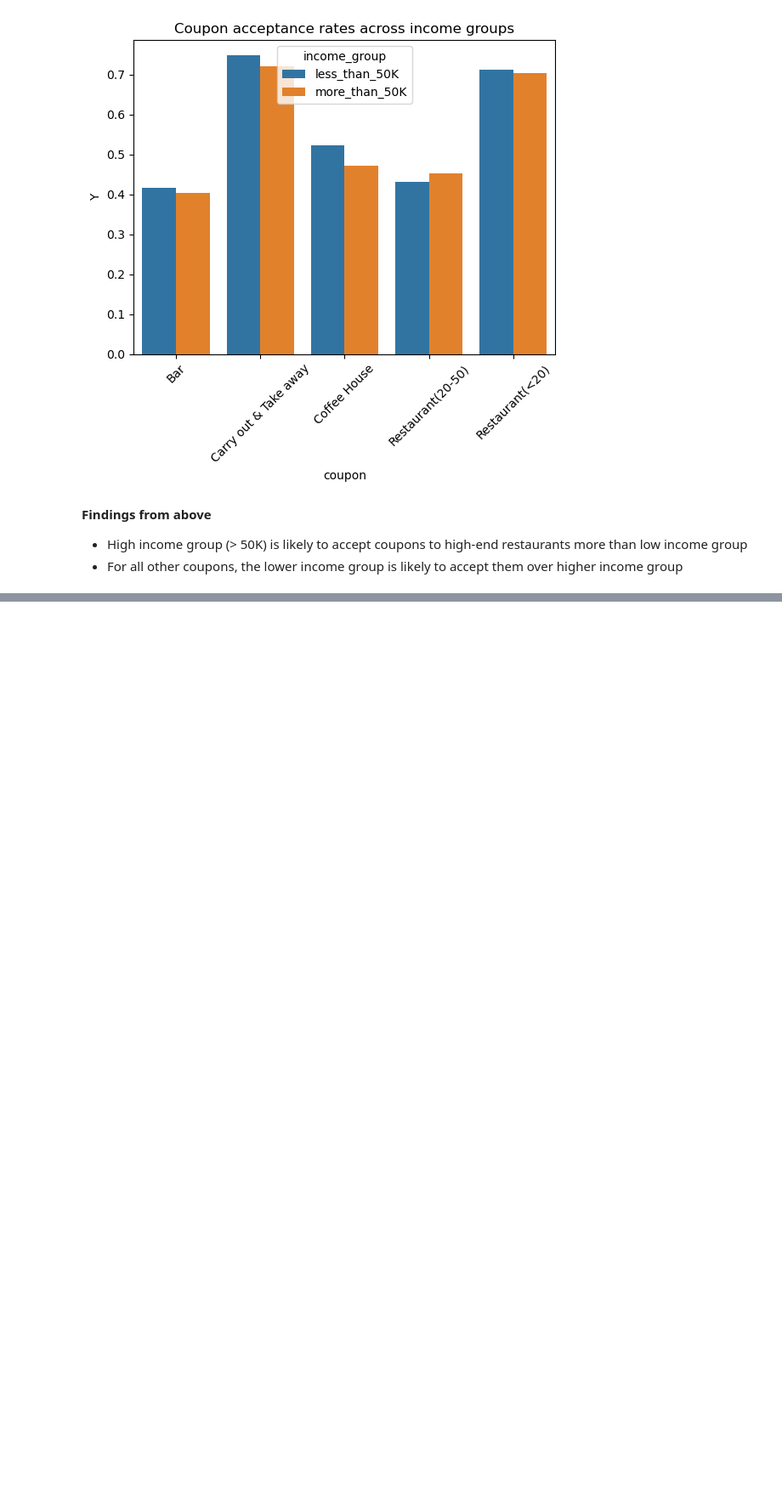
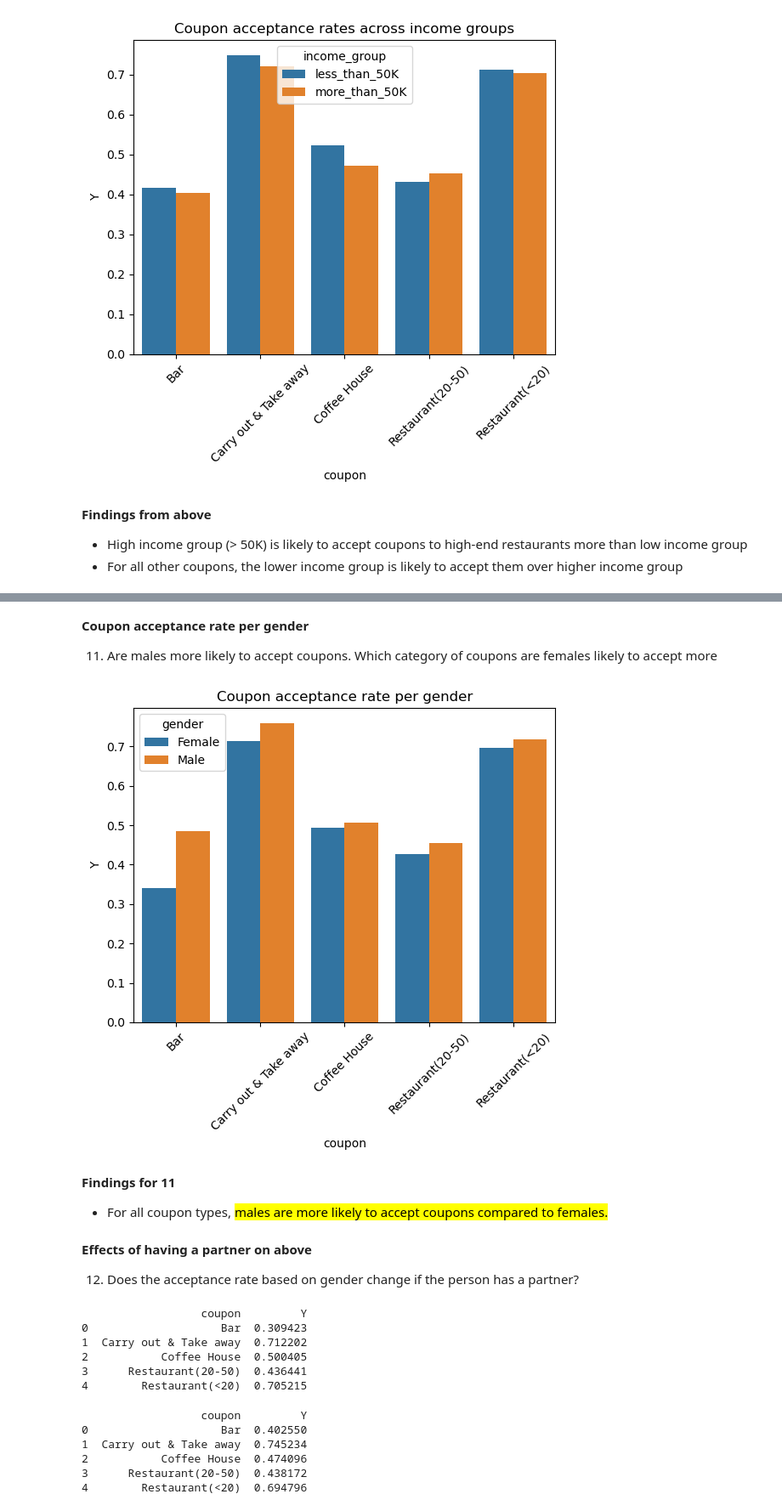
Before and after one commit to akshaynk21/ml-playground, a Jupyter notebook: coupon_application1/coupons.ipynb, the cells around one changed output, grey strips where cells are left out. Shown at 85% size. Drawn from its saved outputs; the diff is of its cells as text; code cells hidden in the pictures; blank space fills up the shorter version.

Commit message:
Add all findings in notebook and report doc

```diff
--- a/coupon_application1/coupons.ipynb
+++ b/coupon_application1/coupons.ipynb
@@ -376,0 +348,60 @@ print(df_coffee_rate)
+# %% [markdown]
+**Coupon acceptance rate per gender**
+
+11. Are males more likely to accept coupons. Which category of coupons are females likely to accept more
+# %%
+# Build a dataframe where gender is female and get acceptance rate for each coupon type
+df_female = data.loc[data['gender'] == 'Female'].groupby('coupon')['Y'].mean().reset_index()
+# Adding a gender column
+df_female['gender'] = 'Female'
+# Build a dataframe where gender is male and get acceptance rate for each coupon type
+df_male = data.loc[data['gender'] == 'Male'].groupby('coupon')['Y'].mean().reset_index()
+# Adding a gender column
+df_male['gender'] = 'Male'
+
+# For better visualization, concatenate the female and male dataframes
+df_gender = pd.concat([df_female, df_male])
+
+# Plot the data. Using bar charts with hue as gender to differentiate across genders
+sns.barplot(data = df_gender, x = 'coupon', y = 'Y', hue = 'gender')
+plt.xticks(rotation = 45)
+plt.title('Coupon acceptance rate per gender')
+plt.show()
+# %% [output]
+[figure, added]
+# %% [markdown]
+**Findings for 11**
+- For all coupon types, <mark>males are more likely to accept coupons compared to females.</mark>
+# %% [markdown]
+**Effects of having a partner on above**
+
+12. Does the acceptance rate based on gender change if the person has a partner?
+# %%
+# List of marital Status with partner
+partner = ['Unmarried partner', 'Married partner']
+
+# Female dataframe with partner
+df_female_p = data.loc[(data['gender'] == 'Female') & (data['maritalStatus'].isin(partner))]
+# acceptance rate of all coupons
+df_female_p = df_female_p.groupby('coupon')['Y'].mean().reset_index()
+print(df_female_p)
+# %% [output]
+                  coupon         Y
+0                    Bar  0.309423
+1  Carry out & Take away  0.712202
+2           Coffee House  0.500405
+3      Restaurant(20-50)  0.436441
+4        Restaurant(<20)  0.705215
+# %%
+# Male dataframe with partner
+df_male_p = data.loc[(data['gender'] == 'Male') & (data['maritalStatus'].isin(partner))]
+#acceptance rate of all coupons
+df_male_p = df_male_p.groupby('coupon')['Y'].mean().reset_index()
+print(df_male_p)
+# %% [output]
+                  coupon         Y
+0                    Bar  0.402550
+1  Carry out & Take away  0.745234
+2           Coffee House  0.474096
+3      Restaurant(20-50)  0.438172
+4        Restaurant(<20)  0.694796
```
Also changed, not shown: parts of 17 cells of this notebook, 1 other file.
